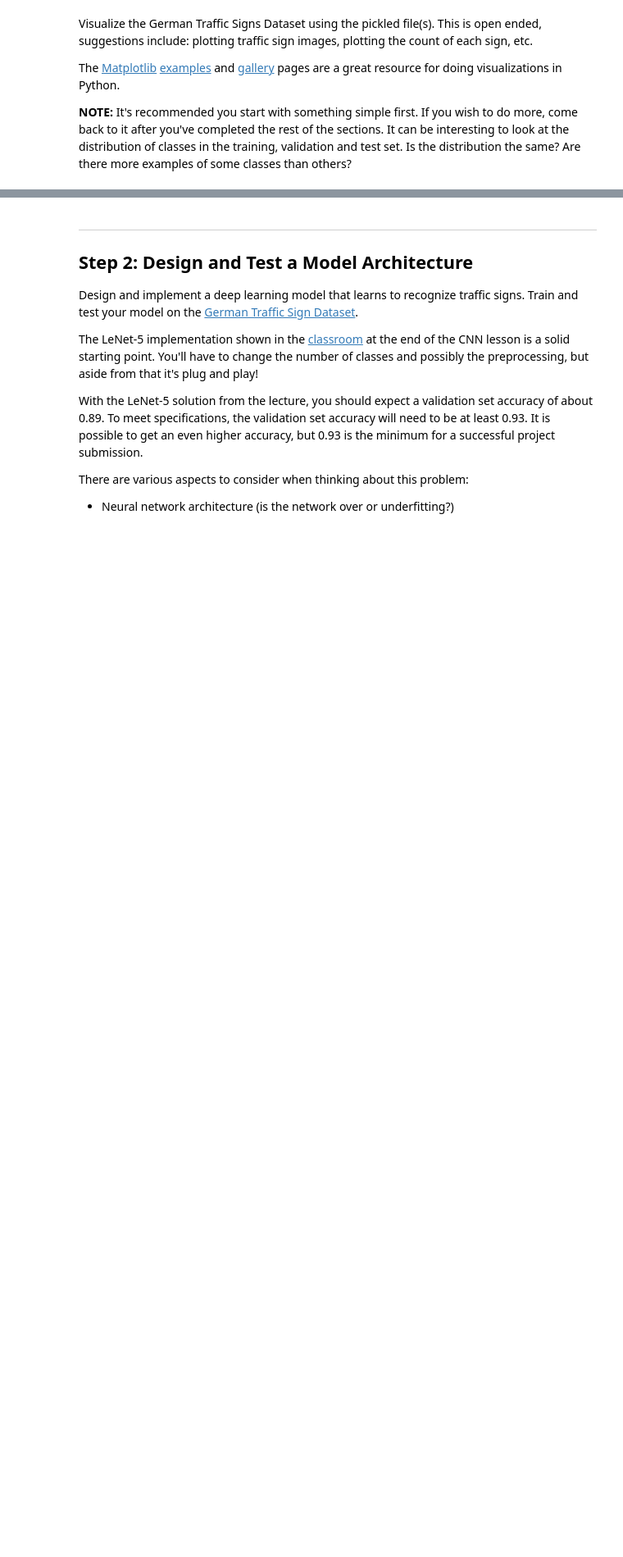
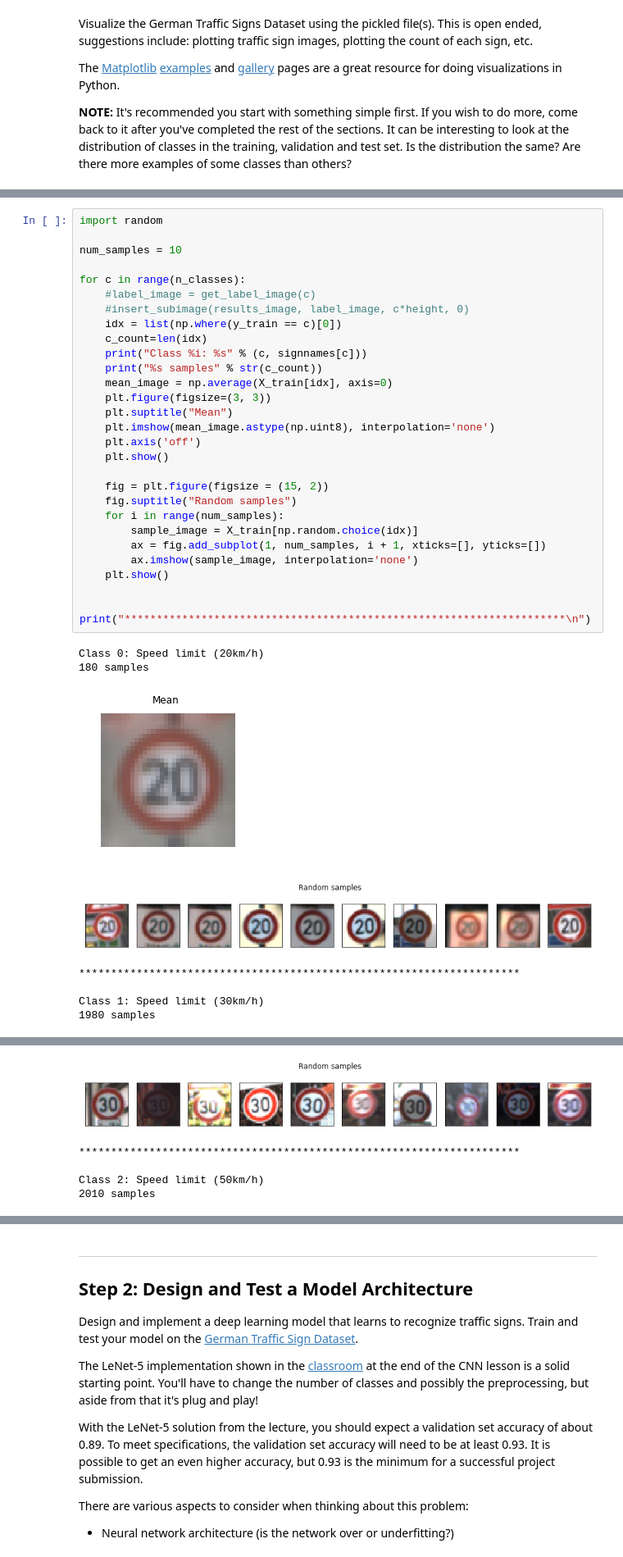
Before and after one commit to iraadit/CarND-Traffic-Sign-Classifier-Project, a Jupyter notebook: Traffic_Sign_Classifier.ipynb, the cells around one changed output, grey strips where cells are left out. Shown at 82% size. Drawn from its saved outputs; the diff is of its cells as text; blank space fills up the shorter version.

```diff
--- a/Traffic_Sign_Classifier.ipynb
+++ b/Traffic_Sign_Classifier.ipynb
@@ -136,0 +242,37 @@ The [Matplotlib](http://matplotlib.org/) [examples](http://matplotlib.org/exampl
+# %%
+import random
+
+num_samples = 10
+
+for c in range(n_classes):
+    #label_image = get_label_image(c)
+    #insert_subimage(results_image, label_image, c*height, 0)
+    idx = list(np.where(y_train == c)[0])
+    c_count=len(idx)
+    print("Class %i: %s" % (c, signnames[c]))
+    print("%s samples" % str(c_count))
+    mean_image = np.average(X_train[idx], axis=0)
+    plt.figure(figsize=(3, 3))
+    plt.suptitle("Mean")
+    plt.imshow(mean_image.astype(np.uint8), interpolation='none')
+    plt.axis('off')
+    plt.show()
+
+    fig = plt.figure(figsize = (15, 2))
+    fig.suptitle("Random samples")
+    for i in range(num_samples):
+        sample_image = X_train[np.random.choice(idx)]
+        ax = fig.add_subplot(1, num_samples, i + 1, xticks=[], yticks=[])
+        ax.imshow(sample_image, interpolation='none')
+    plt.show()
+
+    print("*********************************************************************\n")
+# %% [output]
+Class 0: Speed limit (20km/h)
+180 samples
+[figure, added]
+[figure, added]
+*********************************************************************
+
+Class 1: Speed limit (30km/h)
+1980 samples
@@ -136,0 +280,5 @@ The [Matplotlib](http://matplotlib.org/) [examples](http://matplotlib.org/exampl
+[figure, added]
+*********************************************************************
+
+Class 2: Speed limit (50km/h)
+2010 samples
```
Also changed, not shown: parts of 69 cells of this notebook, 58 other files.
